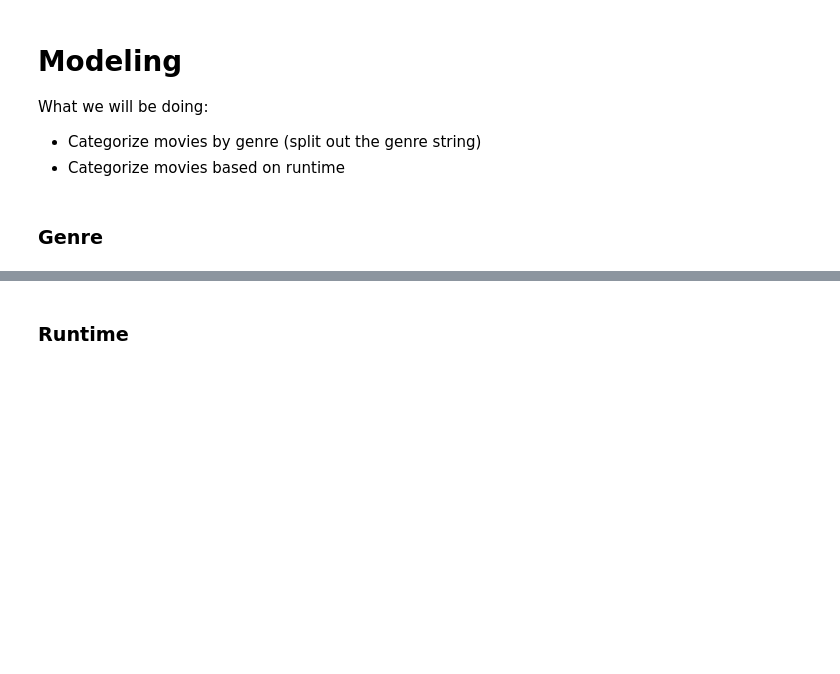
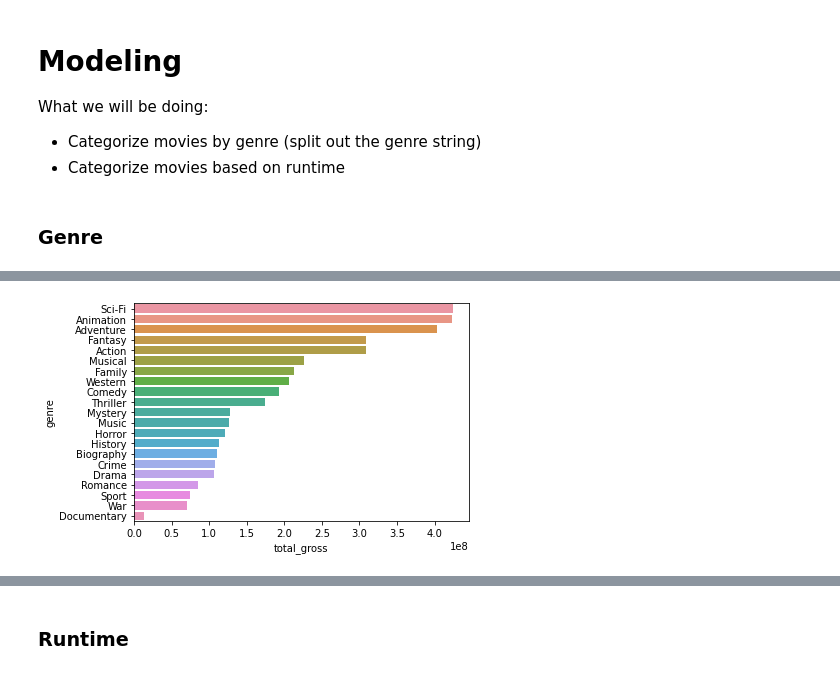
Before and after one commit to learn-co-curriculum/dsc-phase-2-project-v3, a Jupyter notebook: index.ipynb, the cells around one changed output, grey strips where cells are left out. Saved outputs shown, nothing was run; the diff lists cells and outputs as text; code cells hidden in the pictures; blank space fills up the shorter version.

```diff
--- a/index.ipynb
+++ b/index.ipynb
@@ -652,0 +667,12 @@ What we will be doing:
+# %%
+# Let's start by creating a new dataframe that counts movies for each genre
+temp_1 = df_clean[has_rev_filter][['total_gross','genre_1']]
+temp_2 = df_clean[has_rev_filter][['total_gross','genre_2']]
+temp_3 = df_clean[has_rev_filter][['total_gross','genre_3']]
+
+temp_1.rename(columns={"genre_1": "genre"}, inplace=True)
+temp_2.rename(columns={"genre_2": "genre"}, inplace=True)
+temp_3.rename(columns={"genre_3": "genre"}, inplace=True)
+
+genre_revenue = temp_1.append(temp_2).append(temp_3).dropna()
+genre_revenue.info()
@@ -652,0 +733,4 @@ What we will be doing:
+# %%
+# Create data for plotting
+genre_revenue_data = genre_revenue.groupby('genre').mean().reset_index().sort_values(by='total_gross', ascending=False)
+genre_revenue_data.head()
@@ -652,0 +744,4 @@ What we will be doing:
+# %%
+sns.barplot(data=genre_revenue_data, x='total_gross', y='genre');
+# %% [output]
+[figure, added]
```
Also changed, not shown: parts of 18 cells of this notebook.
